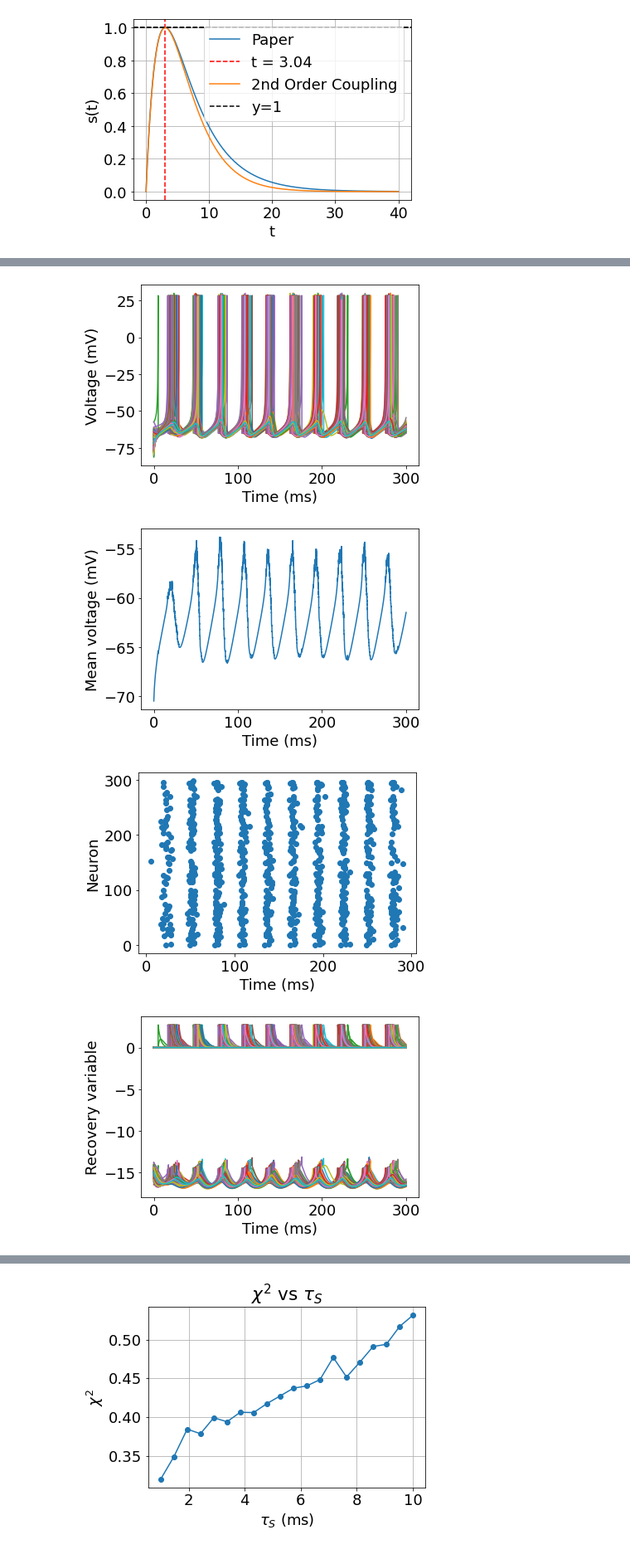
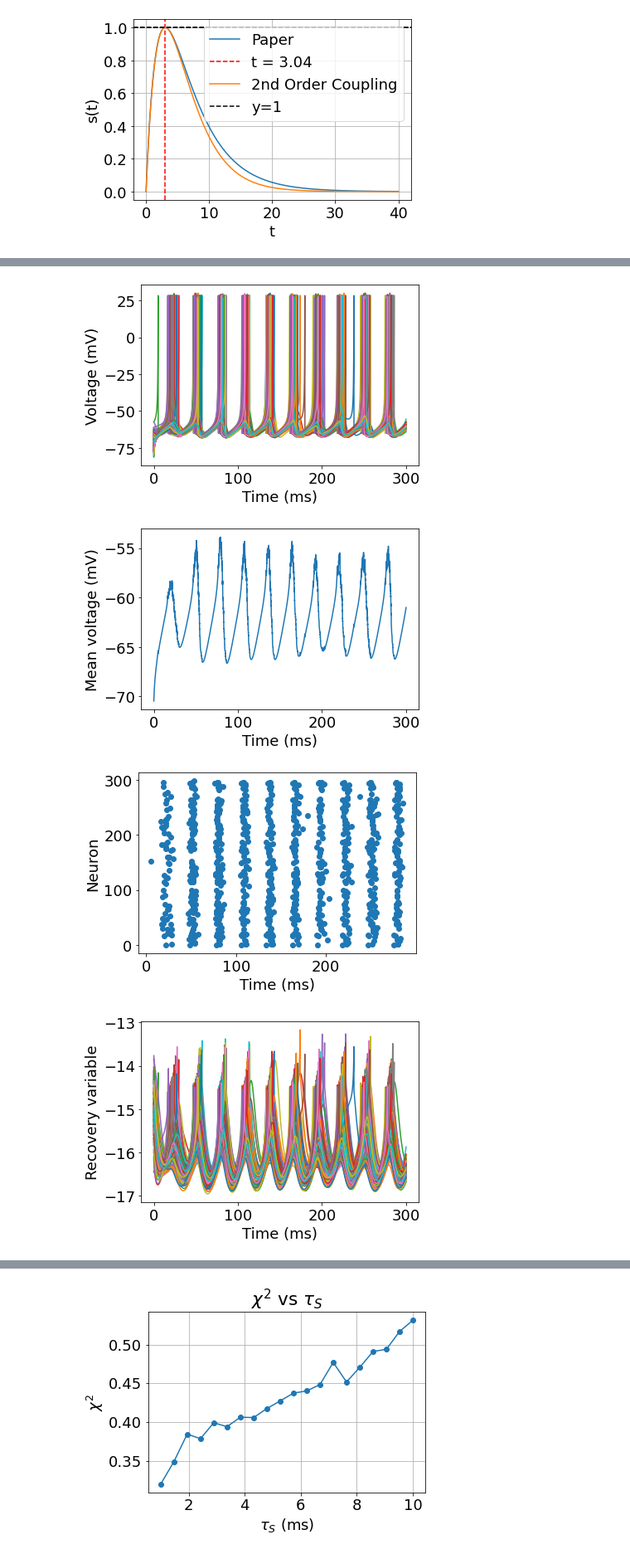
Before and after one commit to davidkelly2002/Final-Year-Project, a Jupyter notebook: Christmas Work.ipynb, the cells around one changed output, grey strips where cells are left out. Shown: that part at 83% size. Cells and saved outputs as stored; diff of their text form; code cells hidden in the pictures.

```diff
--- a/Christmas Work.ipynb
+++ b/Christmas Work.ipynb
@@ -158,14 +153,12 @@ v_reset = c
 v_thresh = 30
 
 Esyn = -70
-tauS = 3.04 # Obtained from having peaks of coupling in paper and in ours aligned
+tauS = 3.043043043043043 # Obtained from having peaks of coupling in paper and in ours aligned
 
 J = np.random.normal(0, 0.1, size=(N))
 
-# I0 = 0.15
-# delta = 0.02
-# I = stats.cauchy.rvs(loc=I0, scale=delta, size=(N))
-I = 0.15
+
+I = 0.33
 
 # Define desired average number of connections
 Avg_Connections = 40
@@ -187,8 +180,8 @@ for j in range(N):
 
 
 
-v_init = np.random.normal(-51.86, 20, size=(N))
-u_init = np.random.normal(-15, 5, size = (N))
+v_init = np.random.normal(-70, 5, size=(N))
+u_init = np.random.normal(-15, 0.5, size = (N)) # Ask any reason why these were chosen and not ones in page 3 paper
 s_init = np.zeros(N)
 p_init = np.zeros(N)
 
@@ -277,7 +270,7 @@ plt.xlabel('Time (ms)')
 plt.ylabel('Neuron')
 
 plt.figure()
-plt.plot(t_all, y_all[N:, :].T)
+plt.plot(t_all, y_all[N:2*N, :].T)
 plt.xlabel('Time (ms)')
 plt.ylabel('Recovery variable')
 
@@ -300,6 +293,17 @@ chi_value = compute_chi(voltage_data)
 
 # Print the Chi measure
 print(f"Chi measure (synchrony): {chi_value}")
+
+# Compute reliability using the provided function
+t = np.linspace(0, T, spike_matrix.shape[1])
+t_R = 10  # Set the reliability time constant (example value)
+reliability, _ = compute_Reliability(spike_matrix, t, t_R)
+
+# Print reliability
+print(f"Reliability measure: {reliability}")
+
+average_firing_rate = len(spike_times[spike_times[:, 0] > 100]) / (N * (T - 100))*1000
+print("Average firing rate", average_firing_rate)
 # %% [output]
 Average number of connections per neuron: 39.596666666666664
 Connectivity Matrix g [[0.   0.03 0.   ... 0.   0.   0.  ]
@@ -314,4 +320,4 @@ Chi measure (synchrony): 0.27015741588083564
-[figure, old version]
+[figure, new version]
-[figure, old version]
+[figure, new version]
-[figure, old version]
+[figure, new version]
-[figure, old version]
+[figure, new version]
```
Also changed, not shown: parts of 15 cells of this notebook.
